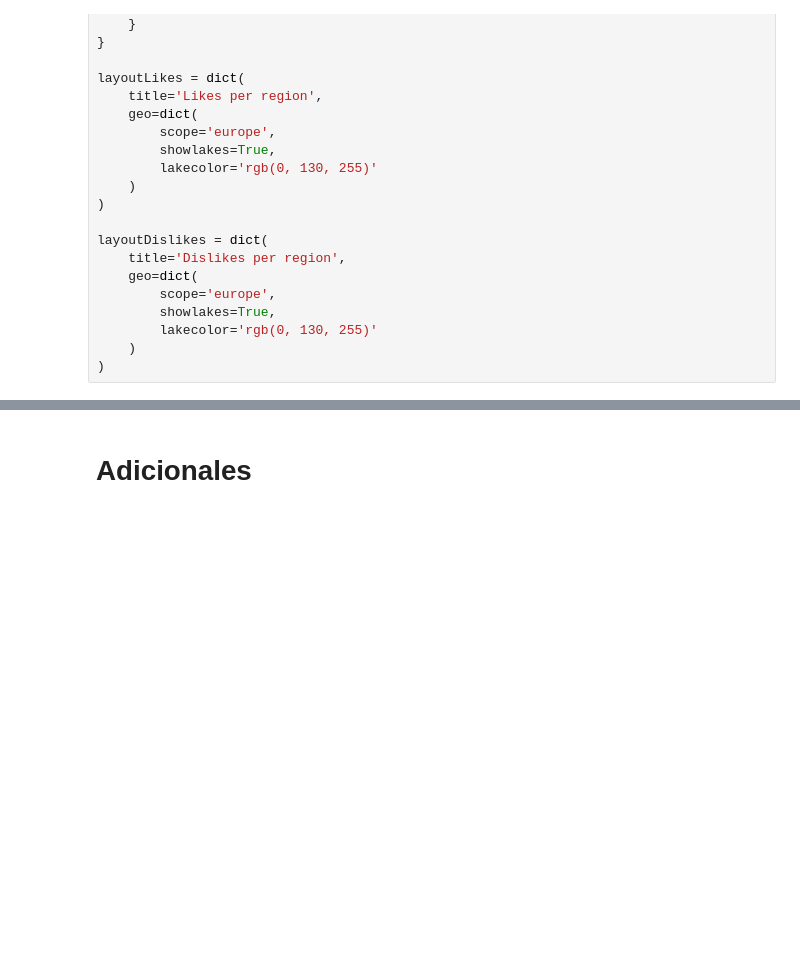
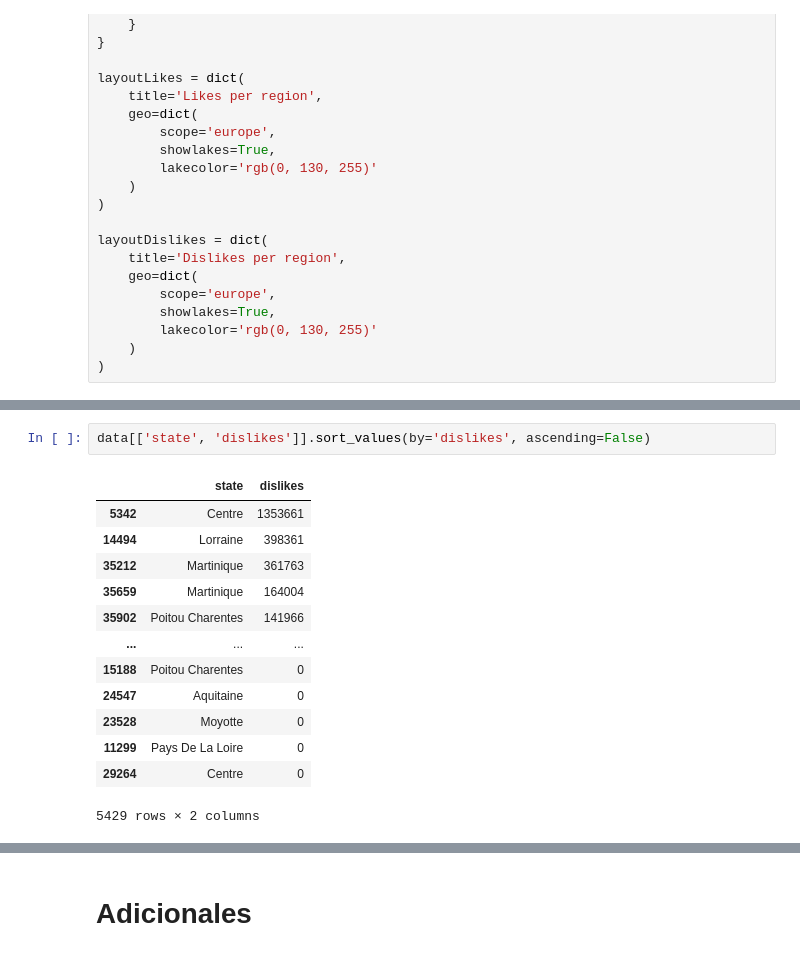
Before and after one commit to u201922331/EB-2022-1-CC50, a Jupyter notebook: code/Trabajo_Final.ipynb, the cells around one changed output, grey strips where cells are left out. Drawn from its saved outputs; the diff is of its cells as text; blank space fills up the shorter version.

```diff
--- a/code/Trabajo_Final.ipynb
+++ b/code/Trabajo_Final.ipynb
@@ -768,5 +778,21 @@ choromap = go.Figure(data=go.Scattergeo(
 iplot(choromap, validate=False)
 # %% [output]
 [interactive output not drawn]
+# %%
+data[['state', 'dislikes']].sort_values(by='dislikes', ascending=False)
+# %% [output]
+|  | state | dislikes |
+| 5342 | Centre | 1353661 |
+| 14494 | Lorraine | 398361 |
+| 35212 | Martinique | 361763 |
+| 35659 | Martinique | 164004 |
+| 35902 | Poitou Charentes | 141966 |
+| ... | ... | ... |
+| 15188 | Poitou Charentes | 0 |
+| 24547 | Aquitaine | 0 |
+| 23528 | Moyotte | 0 |
+| 11299 | Pays De La Loire | 0 |
+| 29264 | Centre | 0 |
+5429 rows × 2 columns
 # %%
 configure_plotly_browser_state()
```
Also changed, not shown: parts of 6 cells of this notebook, 1 other file.
